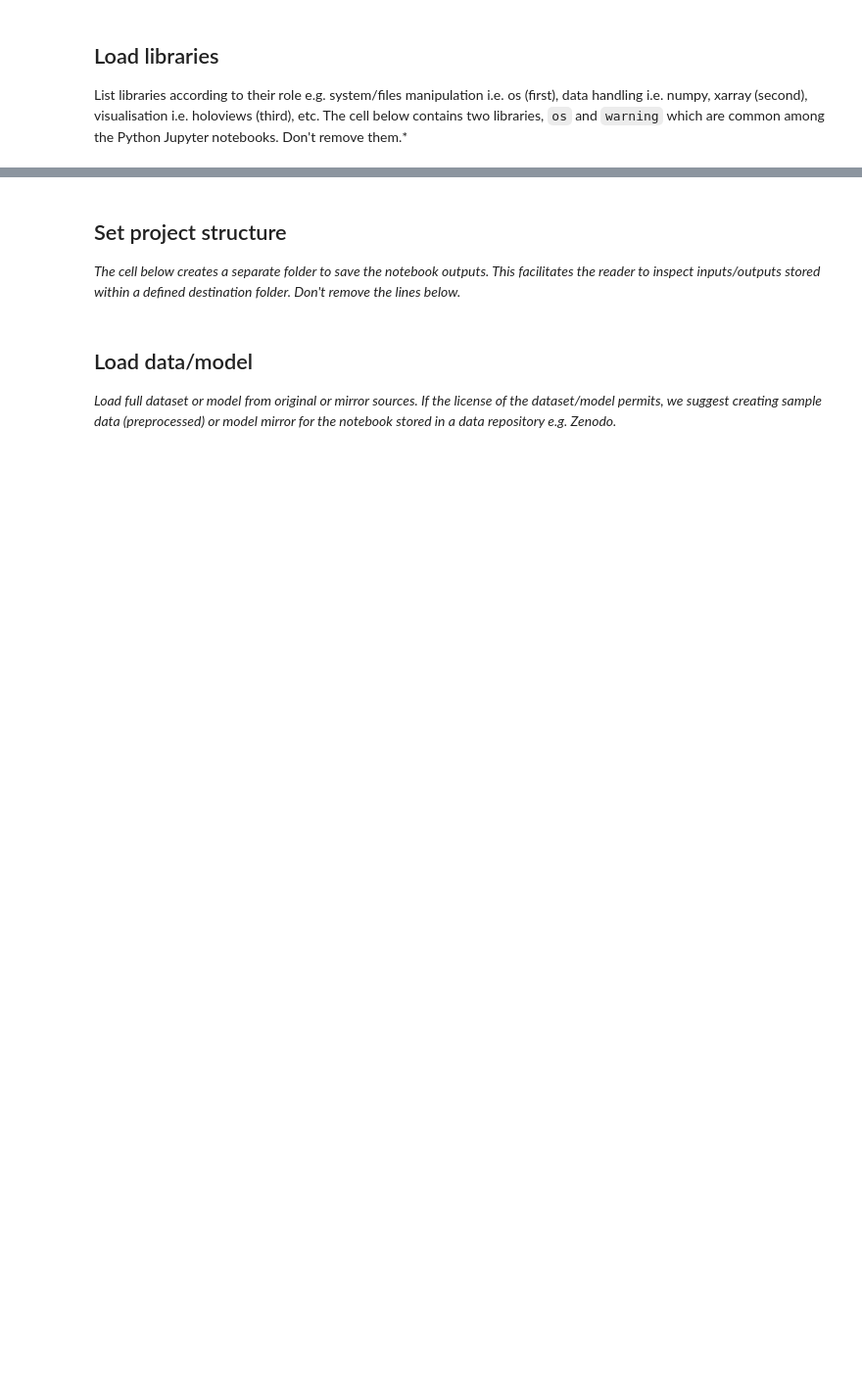
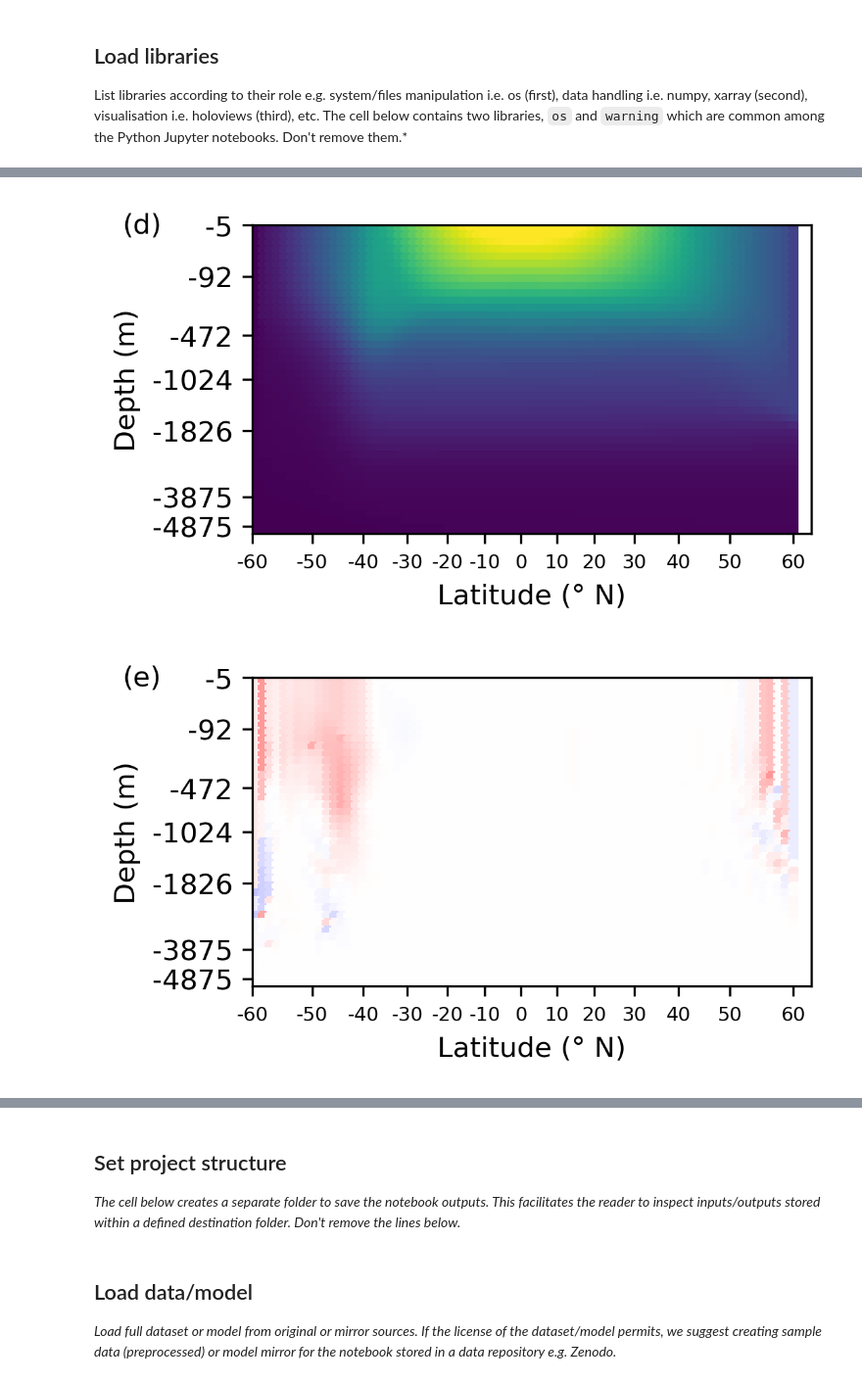
Before and after one commit to eds-book-gallery/3286b92f-4fae-4cc6-a29e-e408bc844542, a Jupyter notebook: notebooks/notebook.ipynb, the cells around one changed output, grey strips where cells are left out. Shown at 98% size. Saved outputs shown, nothing was run; the diff lists cells and outputs as text; code cells hidden in the pictures; blank space fills up the shorter version.

```diff
--- a/notebooks/notebook.ipynb
+++ b/notebooks/notebook.ipynb
@@ -398,0 +175,65 @@ warnings.filterwarnings(action='ignore')
+# %%
+plot_cross_sections(
+    dam[0,:,:,x_coord],
+    min_value,
+    max_value,
+    lat_label,
+    depth_label,
+    lat_arange,
+    depth_arange,
+    da_y,
+    da_z,
+    "fig01d.png",
+    "(d)",
+    None
+
+)
+
+plot_cross_sections(
+    dam[0,:,:,x_coord]-dam[1,:,:,x_coord],
+    diff_min_value,
+    diff_max_value,
+    lat_label,
+    depth_label,
+    lat_arange,
+    depth_arange,
+    da_y,
+    da_z,
+    "fig01e.png",
+    "(e)",
+    'bwr'
+
+)
+
+plot_cross_sections(
+    dam[0,:,y_coord,:],
+    min_value,
+    max_value,
+    lon_label,
+    depth_label,
+    lon_arange,
+    depth_arange,
+    da_y,
+    da_z,
+    "fig01f.png",
+    "(f)",
+    None
+
+)
+
+plot_cross_sections(
+    dam[0,:,y_coord,:]-dam[1,:,y_coord,:],
+    diff_min_value,
+    diff_max_value,
+    lon_label,
+    depth_label,
+    lon_arange,
+    depth_arange,
+    da_y,
+    da_z,
+    "fig01g.png",
+    "(g)",
+    'bwr'
+
+)
+# %% [output]
@@ -398,0 +241,2 @@ warnings.filterwarnings(action='ignore')
+[figure, added]
+[figure, added]
```
Also changed, not shown: parts of 18 cells of this notebook.
